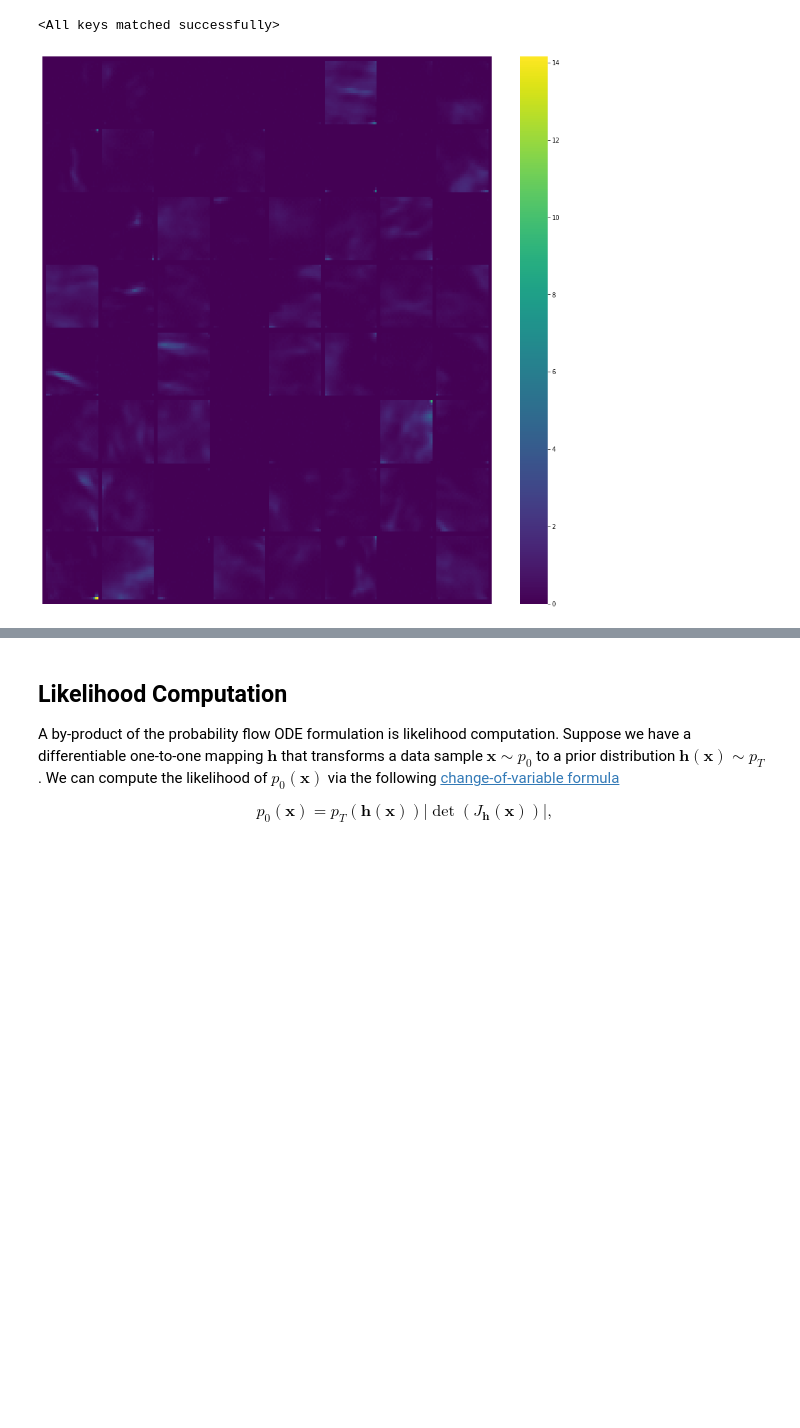
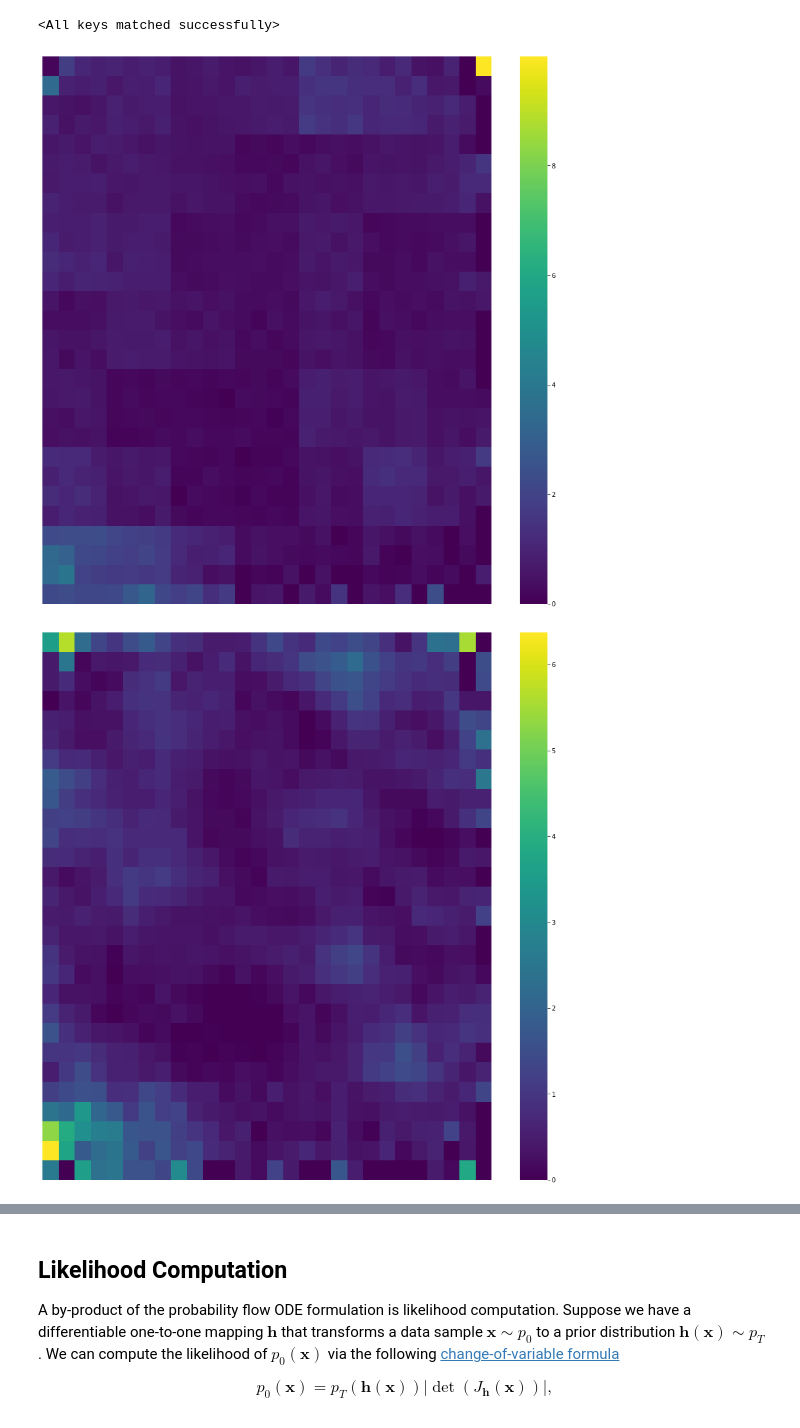
Before and after one commit to yang-song/score_sde_pytorch, a Jupyter notebook: Tutorial_on_Score_Based_Generative_Modeling_(PyTorch).ipynb, the cells around one changed output, grey strips where cells are left out. Drawn from its saved outputs; the diff is of its cells as text; code cells hidden in the pictures; blank space fills up the shorter version.

```diff
--- a/Tutorial_on_Score_Based_Generative_Modeling_(PyTorch).ipynb
+++ b/Tutorial_on_Score_Based_Generative_Modeling_(PyTorch).ipynb
@@ -108,7 +108,7 @@ class Dense(nn.Module):
 class ScoreNet(nn.Module):
   """A time-dependent score-based model built upon U-Net architecture."""
 
-  def __init__(self, marginal_prob_std, channels=[32, 64, 128, 256], embed_dim=256):
+  def __init__(self, marginal_prob_std, input_channels=1, channels=[32, 64, 128, 256], embed_dim=256):
     """Initialize a time-dependent score-based network.
 
     Args:
@@ -122,7 +122,7 @@ class ScoreNet(nn.Module):
     self.embed = nn.Sequential(GaussianFourierProjection(embed_dim=embed_dim),
          nn.Linear(embed_dim, embed_dim))
     # Encoding layers where the resolution decreases
-    self.conv1 = nn.Conv2d(1, channels[0], 3, stride=1, bias=False)
+    self.conv1 = nn.Conv2d(input_channels, channels[0], 3, stride=1, bias=False)
     self.dense1 = Dense(embed_dim, channels[0])
     self.gnorm1 = nn.GroupNorm(4, num_channels=channels[0])
     self.conv2 = nn.Conv2d(channels[0], channels[1], 3, stride=2, bias=False)
@@ -145,7 +145,7 @@ class ScoreNet(nn.Module):
     self.tconv2 = nn.ConvTranspose2d(channels[1] + channels[1], channels[0], 3, stride=2, bias=False, output_padding=1)
     self.dense7 = Dense(embed_dim, channels[0])
     self.tgnorm2 = nn.GroupNorm(32, num_channels=channels[0])
-    self.tconv1 = nn.ConvTranspose2d(channels[0] + channels[0], 1, 3, stride=1)
+    self.tconv1 = nn.ConvTranspose2d(channels[0] + channels[0], input_channels, 3, stride=1)
 
     # The swish activation function
     self.act = lambda x: x * torch.sigmoid(x)
@@ -284,7 +284,7 @@ batch_size =  32 #@param {'type':'integer'}
 ## learning rate
 lr=1e-4 #@param {'type':'number'}
 
-score_model = torch.nn.DataParallel(ScoreNet(marginal_prob_std=marginal_prob_std_fn))
+score_model = torch.nn.DataParallel(ScoreNet(marginal_prob_std=marginal_prob_std_fn, input_channels=2))
 score_model = score_model.to(device)
 
 optimizer = Adam(score_model.parameters(), lr=lr)
@@ -374,7 +374,8 @@ def Euler_Maruyama_sampler(score_model,
                            batch_size=64,
                            num_steps=num_steps,
                            device='cuda',
-                           eps=1e-3):
+                           eps=1e-3,
+                           input_channels=1):
   """Generate samples from score-based models with the Euler-Maruyama solver.
 
   Args:
@@ -392,7 +393,7 @@ def Euler_Maruyama_sampler(score_model,
     Samples.
   """
   t = torch.ones(batch_size, device=device)
-  init_x = torch.randn(batch_size, 1, 28, 28, device=device) \
+  init_x = torch.randn(batch_size, input_channels, 28, 28, device=device) \
     * marginal_prob_std(t)[:, None, None, None]
   time_steps = torch.linspace(1., eps, num_steps, device=device)
   step_size = time_steps[0] - time_steps[1]
@@ -663,28 +700,44 @@ score_model.load_state_dict(ckpt)
 # %%
 sample_batch_size = 64 #@param {'type':'integer'}
 sampler = Euler_Maruyama_sampler# ode_sampler #@param ['Euler_Maruyama_sampler', 'pc_sampler', 'ode_sampler'] {'type': 'raw'}
+sampler = pc_sampler
+sampler = ode_sampler
+
+sampler = Euler_Maruyama_sampler
+
 
 ## Generate samples using the specified sampler.
 samples = sampler(score_model,
                   marginal_prob_std_fn,
                   diffusion_coeff_fn,
                   sample_batch_size,
-                  device=device)
+                  device=device,
+                  input_channels=2)
 # %%
 from torchvision.utils import make_grid
 
 ## Sample visualization.
 # samples = samples.clamp(0.0, 1.0)
-sample_grid = make_grid(samples.clamp(0.0), nrow=int(np.sqrt(sample_batch_size)))
+sample_grid = make_grid(samples[:,0].clamp(0.0), nrow=int(np.sqrt(sample_batch_size)))
 
 plt.figure(figsize=(16,16))
 plt.axis('off')
 # plt.imshow(sample_grid.permute(1, 2, 0).cpu(), vmin=0., vmax=1.)
 import seaborn as sns
 sns.heatmap(sample_grid[0].cpu(), cmap='viridis')#.permute(1, 2, 0).cpu())
 plt.show()
+
+sample_grid = make_grid(samples[:,1].clamp(0.0), nrow=int(np.sqrt(sample_batch_size)))
+
+plt.figure(figsize=(16,16))
+plt.axis('off')
+# plt.imshow(sample_grid.permute(1, 2, 0).cpu(), vmin=0., vmax=1.)
+import seaborn as sns
+sns.heatmap(sample_grid[0].cpu(), cmap='viridis')#.permute(1, 2, 0).cpu())
+plt.show()
 # %% [output]
-[figure, old version]
+[figure, new version]
+[figure, added]
 # %%
 xr_data = xr.load_dataset(os.path.join(data_dirpath, 'train.nc')).isel(grid_longitude=slice(0, 28), grid_latitude=slice(0, 28))
 
```
Also changed, not shown: parts of 16 cells of this notebook.
